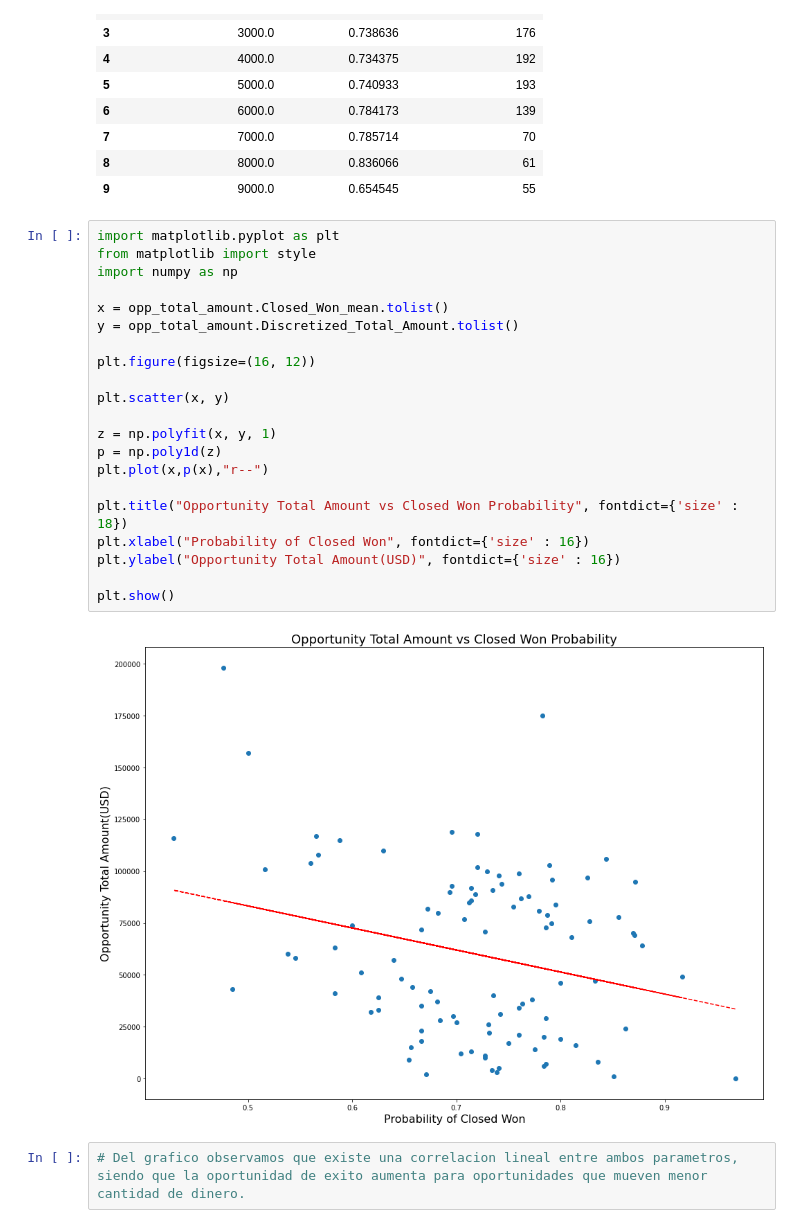
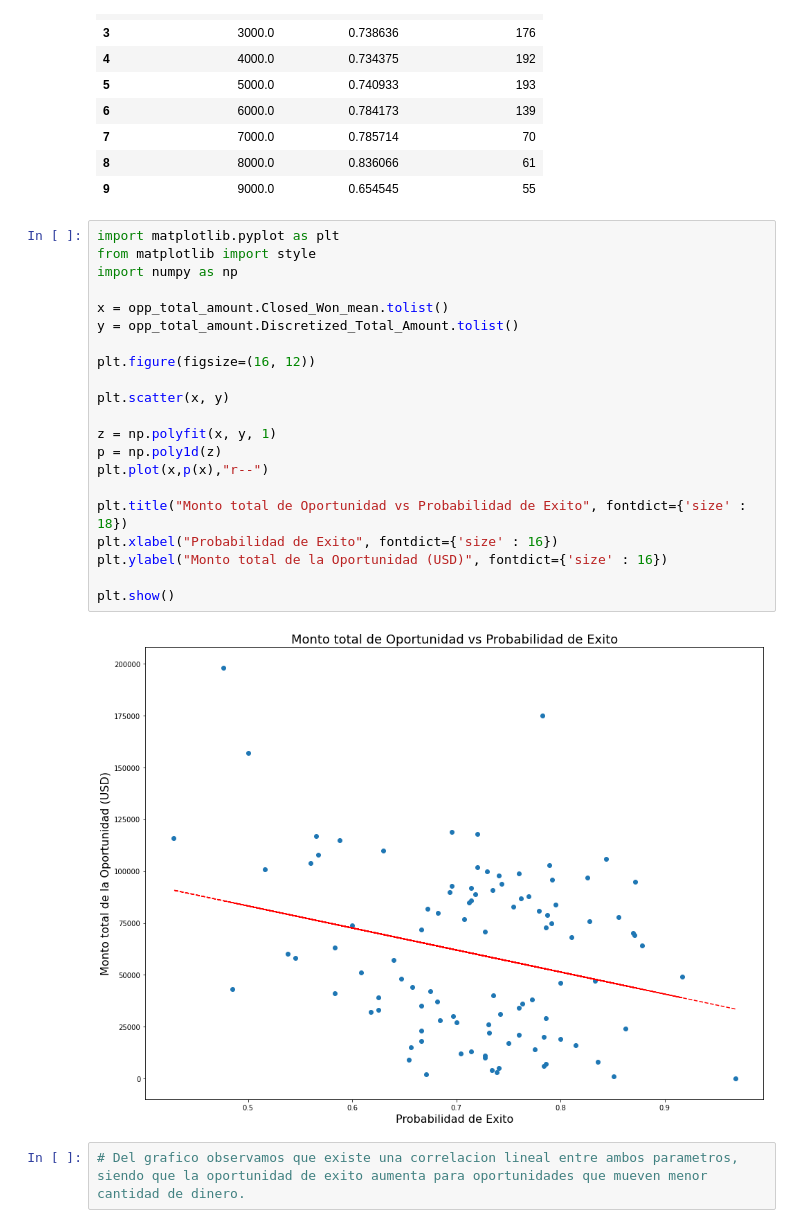
Before and after one commit to gianbelinche/TP1-OrgaDeDatos, a Jupyter notebook: Insights/Opportunity Total Amount vs closed won rate.ipynb, the cells around one changed output. Cells and saved outputs as stored; diff of their text form.

```diff
--- a/Insights/Opportunity Total Amount vs closed won rate.ipynb
+++ b/Insights/Opportunity Total Amount vs closed won rate.ipynb
@@ -60,25 +60,25 @@ opp_total_amount.head(10)
 # %%
 import matplotlib.pyplot as plt
 from matplotlib import style
 import numpy as np
 
 x = opp_total_amount.Closed_Won_mean.tolist()
 y = opp_total_amount.Discretized_Total_Amount.tolist()
 
 plt.figure(figsize=(16, 12))
 
 plt.scatter(x, y)
 
 z = np.polyfit(x, y, 1)
 p = np.poly1d(z)
 plt.plot(x,p(x),"r--")
 
-plt.title("Opportunity Total Amount vs Closed Won Probability", fontdict={'size' : 18})
-plt.xlabel("Probability of Closed Won", fontdict={'size' : 16})
-plt.ylabel("Opportunity Total Amount(USD)", fontdict={'size' : 16})
+plt.title("Monto total de Oportunidad vs Probabilidad de Exito", fontdict={'size' : 18})
+plt.xlabel("Probabilidad de Exito", fontdict={'size' : 16})
+plt.ylabel("Monto total de la Oportunidad (USD)", fontdict={'size' : 16})
 
 plt.show()
 # %% [output]
-[figure, old version]
+[figure, new version]
 # %%
 # Del grafico observamos que existe una correlacion lineal entre ambos parametros, siendo que la oportunidad de exito aumenta para oportunidades que mueven menor cantidad de dinero.
```
Also changed, not shown: 4 other files.
